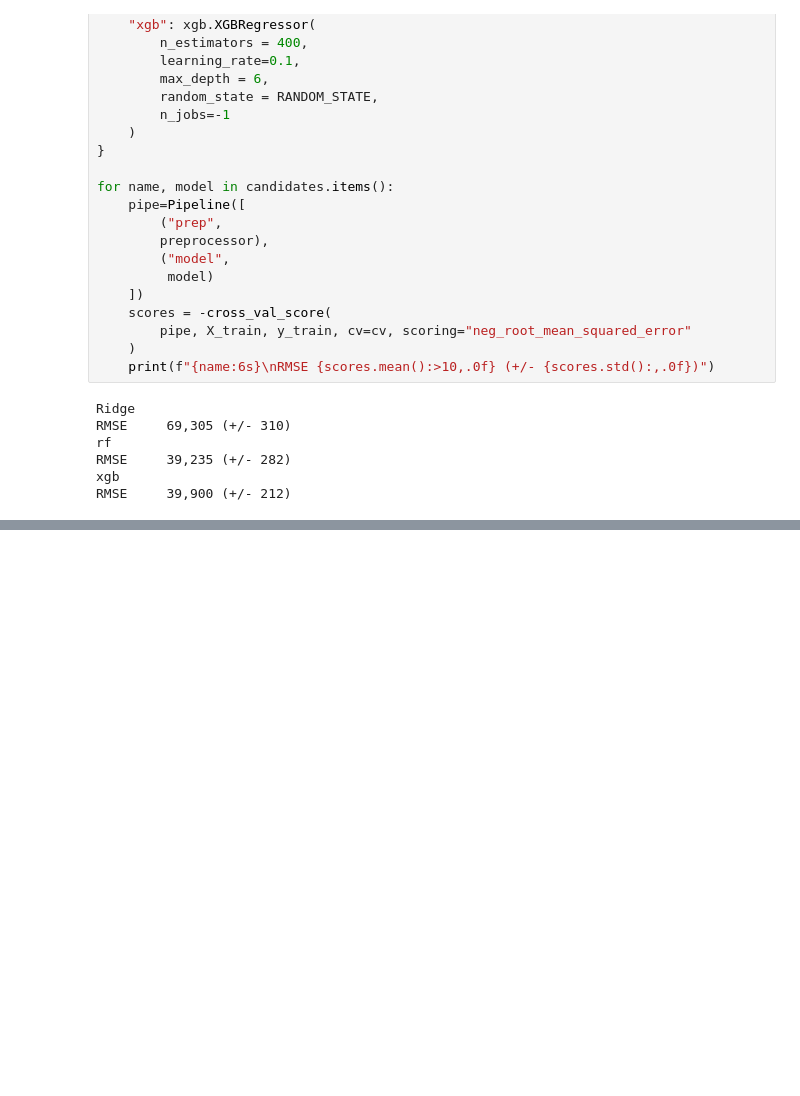
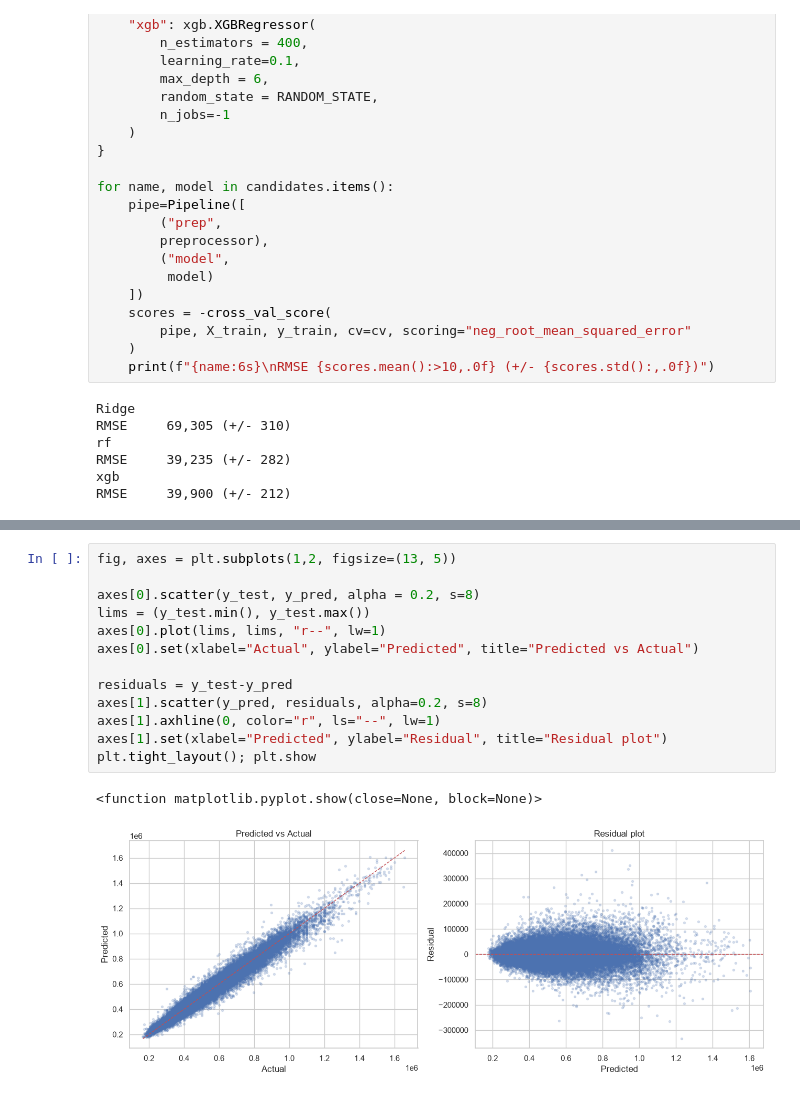
Before and after one commit to cheer-up-dimbo/ds-sprint-july, a Jupyter notebook: projects/projects1_hdb/project1.ipynb, the cells around one changed output, grey strips where cells are left out. Cells and saved outputs as stored; diff of their text form; blank space fills up the shorter version.

```diff
--- a/projects/projects1_hdb/project1.ipynb
+++ b/projects/projects1_hdb/project1.ipynb
@@ -283,0 +294,16 @@ y_prob = final_model.predict_proba(X_test)[:, 1]
+# %%
+fig, axes = plt.subplots(1,2, figsize=(13, 5))
+
+axes[0].scatter(y_test, y_pred, alpha = 0.2, s=8)
+lims = (y_test.min(), y_test.max())
+axes[0].plot(lims, lims, "r--", lw=1)
+axes[0].set(xlabel="Actual", ylabel="Predicted", title="Predicted vs Actual")
+
+residuals = y_test-y_pred
+axes[1].scatter(y_pred, residuals, alpha=0.2, s=8)
+axes[1].axhline(0, color="r", ls="--", lw=1)
+axes[1].set(xlabel="Predicted", ylabel="Residual", title="Residual plot")
+plt.tight_layout(); plt.show
+# %% [output]
+<function matplotlib.pyplot.show(close=None, block=None)>
+[figure, added]
```
Also changed, not shown: parts of 6 cells of this notebook, 2 other files.
